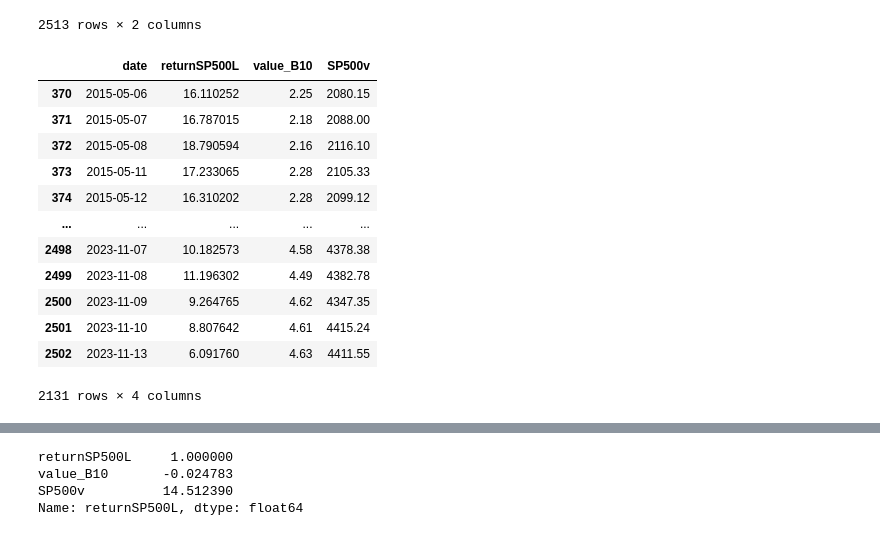
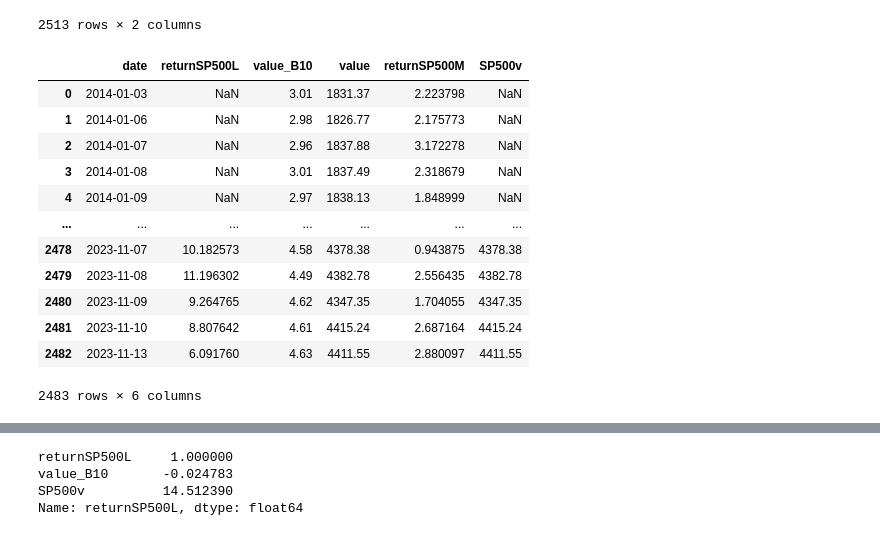
Before and after one commit to janwygnany/bonds_beta, a Jupyter notebook: scrapper+SP500.ipynb, the cells around one changed output, grey strips where cells are left out. Drawn from its saved outputs; the diff is of its cells as text; code cells hidden in the pictures.

```diff
--- a/scrapper+SP500.ipynb
+++ b/scrapper+SP500.ipynb
@@ -85,12 +85,16 @@ SP500
 2513 rows × 2 columns
 # %%
 SP500_2 = SP500.drop(index=range(0, 366))
+SP500_3 = SP500.drop(index=range(0, 30))
 # %%
 temp4 = temp1[367:]
 temp5 = temp1[:-367]
+temp6 = temp1[31:]
+temp7 = temp1[:-31]
 # %%
 SP500['returnSP500S'] = ((((temp3-temp2)/temp3+1)**365) - 1) * 100
 SP500_2['returnSP500L'] = ((temp4-temp5)/temp5)*100
+SP500_3['returnSP500M'] = ((temp6-temp7)/temp7)*100
 ##SP500[] = np.array((temp1 - temp1[0])/temp1[0]*100)
 ##temp4 = np.delete[0]
 ##SP500['returnSP500L'] = temp4
@@ -138,23 +142,24 @@ bonds = bonds.drop(idx, axis=0)
 bonds['value_B10'] = temp4
 # %%
 final = pd.merge(SP500_2, bonds, on='date', how = 'right')
+final = pd.merge(final, SP500_3, on='date', how = 'right')
 final = final.drop(['realtime_start','realtime_end','value_y'], axis = 1)
 final['SP500v'] =final['value_x'].astype(float)
 final = final.drop('value_x',axis=1)
-final.dropna(axis=0)
+final
 # %% [output]
-|  | date | returnSP500L | value_B10 | SP500v |
-| 370 | 2015-05-06 | 16.110252 | 2.25 | 2080.15 |
-| 371 | 2015-05-07 | 16.787015 | 2.18 | 2088.00 |
-| 372 | 2015-05-08 | 18.790594 | 2.16 | 2116.10 |
-| 373 | 2015-05-11 | 17.233065 | 2.28 | 2105.33 |
-| 374 | 2015-05-12 | 16.310202 | 2.28 | 2099.12 |
-| ... | ... | ... | ... | ... |
-| 2498 | 2023-11-07 | 10.182573 | 4.58 | 4378.38 |
-| 2499 | 2023-11-08 | 11.196302 | 4.49 | 4382.78 |
-| 2500 | 2023-11-09 | 9.264765 | 4.62 | 4347.35 |
-| 2501 | 2023-11-10 | 8.807642 | 4.61 | 4415.24 |
-| 2502 | 2023-11-13 | 6.091760 | 4.63 | 4411.55 |
+|  | date | returnSP500L | value_B10 | value | returnSP500M | SP500v |
+| 0 | 2014-01-03 | NaN | 3.01 | 1831.37 | 2.223798 | NaN |
+| 1 | 2014-01-06 | NaN | 2.98 | 1826.77 | 2.175773 | NaN |
+| 2 | 2014-01-07 | NaN | 2.96 | 1837.88 | 3.172278 | NaN |
+| 3 | 2014-01-08 | NaN | 3.01 | 1837.49 | 2.318679 | NaN |
+| 4 | 2014-01-09 | NaN | 2.97 | 1838.13 | 1.848999 | NaN |
+| ... | ... | ... | ... | ... | ... | ... |
+| 2478 | 2023-11-07 | 10.182573 | 4.58 | 4378.38 | 0.943875 | 4378.38 |
+| 2479 | 2023-11-08 | 11.196302 | 4.49 | 4382.78 | 2.556435 | 4382.78 |
+| 2480 | 2023-11-09 | 9.264765 | 4.62 | 4347.35 | 1.704055 | 4347.35 |
+| 2481 | 2023-11-10 | 8.807642 | 4.61 | 4415.24 | 2.687164 | 4415.24 |
+| 2482 | 2023-11-13 | 6.091760 | 4.63 | 4411.55 | 2.880097 | 4411.55 |
-2131 rows × 4 columns
+2483 rows × 6 columns
 # %%
 plt.scatter(final['date'],final['returnSP500L'], color='r')
```
Also changed, not shown: parts of 4 cells of this notebook.
